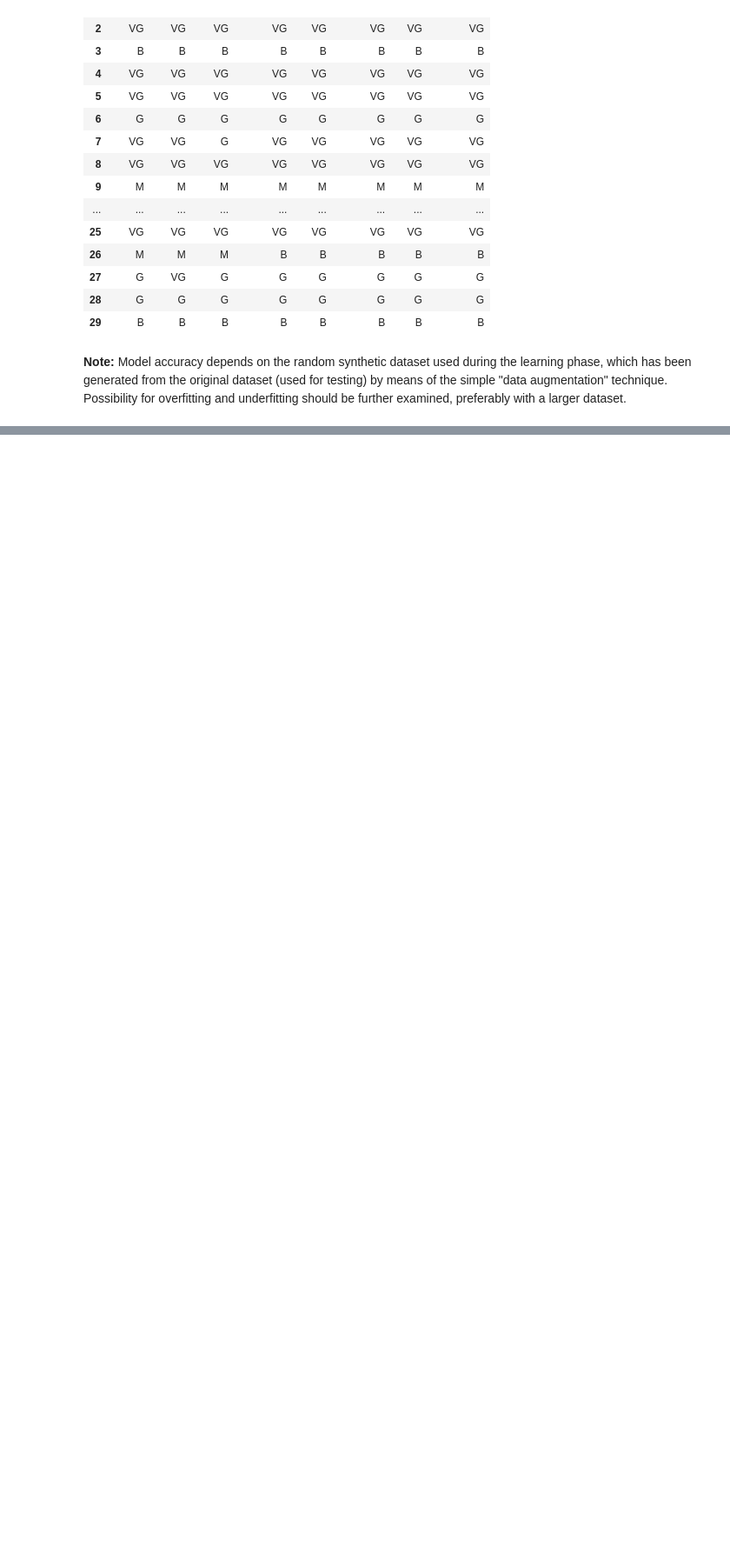
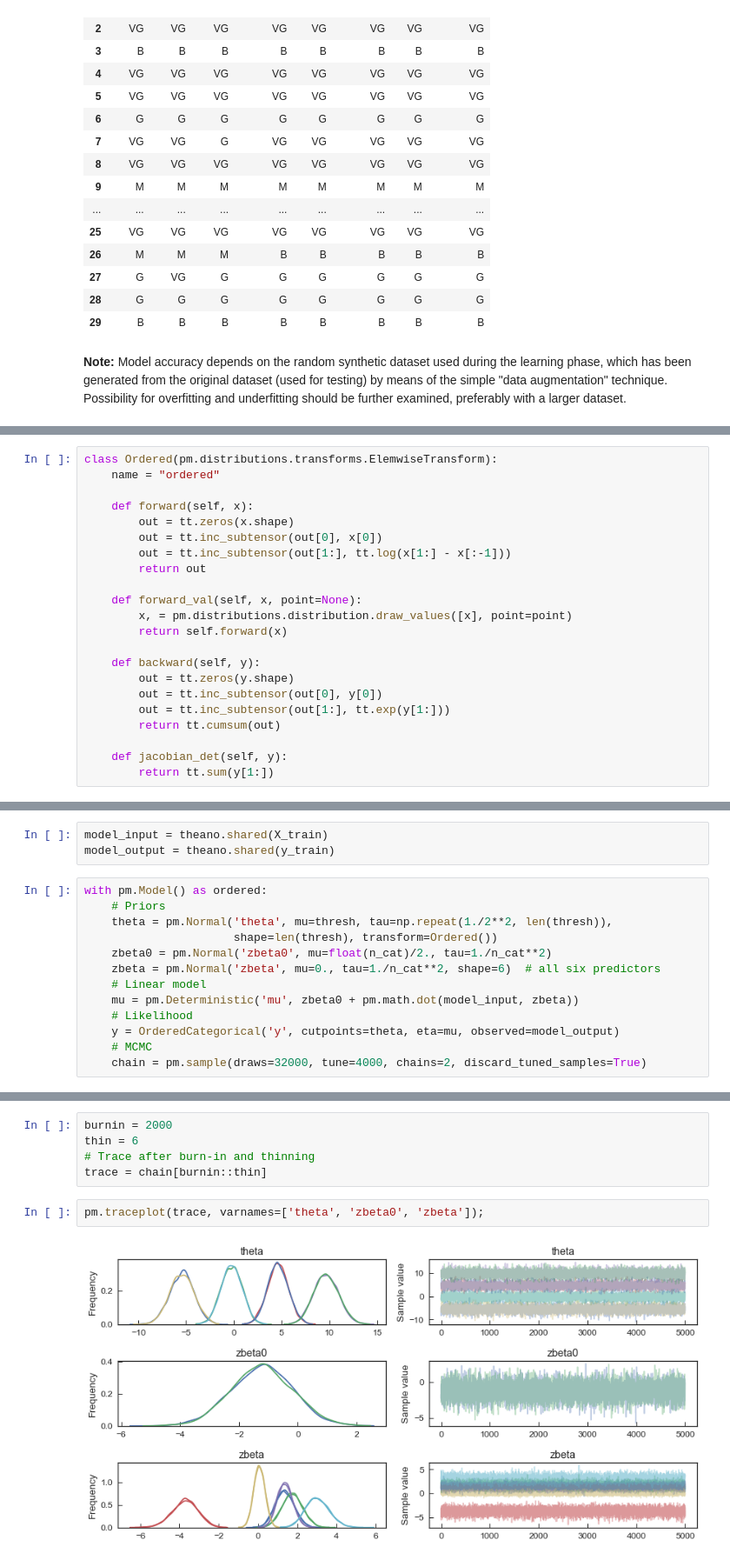
Before and after one commit to sarajcev/bayes_wide_deep, a Jupyter notebook: bayes-wide-deep-multiclass.ipynb, the cells around one changed output, grey strips where cells are left out. Shown at 87% size. Cells and saved outputs as stored; diff of their text form; blank space fills up the shorter version.

Commit message:
Added supplementary models.

```diff
--- a/bayes-wide-deep-multiclass.ipynb
+++ b/bayes-wide-deep-multiclass.ipynb
@@ -779,0 +851,22 @@ y_t
+# %%
+class Ordered(pm.distributions.transforms.ElemwiseTransform):
+    name = "ordered"
+
+    def forward(self, x):
+        out = tt.zeros(x.shape)
+        out = tt.inc_subtensor(out[0], x[0])
+        out = tt.inc_subtensor(out[1:], tt.log(x[1:] - x[:-1]))
+        return out
+
+    def forward_val(self, x, point=None):
+        x, = pm.distributions.distribution.draw_values([x], point=point)
+        return self.forward(x)
+
+    def backward(self, y):
+        out = tt.zeros(y.shape)
+        out = tt.inc_subtensor(out[0], y[0])
+        out = tt.inc_subtensor(out[1:], tt.exp(y[1:]))
+        return tt.cumsum(out)
+
+    def jacobian_det(self, y):
+        return tt.sum(y[1:])
@@ -779,0 +912,16 @@ y_t
+# %%
+model_input = theano.shared(X_train)
+model_output = theano.shared(y_train)
+# %%
+with pm.Model() as ordered:
+    # Priors
+    theta = pm.Normal('theta', mu=thresh, tau=np.repeat(1./2**2, len(thresh)),
+                      shape=len(thresh), transform=Ordered())
+    zbeta0 = pm.Normal('zbeta0', mu=float(n_cat)/2., tau=1./n_cat**2)
+    zbeta = pm.Normal('zbeta', mu=0., tau=1./n_cat**2, shape=6)  # all six predictors
+    # Linear model
+    mu = pm.Deterministic('mu', zbeta0 + pm.math.dot(model_input, zbeta))
+    # Likelihood
+    y = OrderedCategorical('y', cutpoints=theta, eta=mu, observed=model_output)
+    # MCMC
+    chain = pm.sample(draws=32000, tune=4000, chains=2, discard_tuned_samples=True)
@@ -779,0 +933,9 @@ y_t
+# %%
+burnin = 2000
+thin = 6
+# Trace after burn-in and thinning
+trace = chain[burnin::thin]
+# %%
+pm.traceplot(trace, varnames=['theta', 'zbeta0', 'zbeta']);
+# %% [output]
+[figure, added]
```
Also changed, not shown: parts of 15 cells of this notebook.
